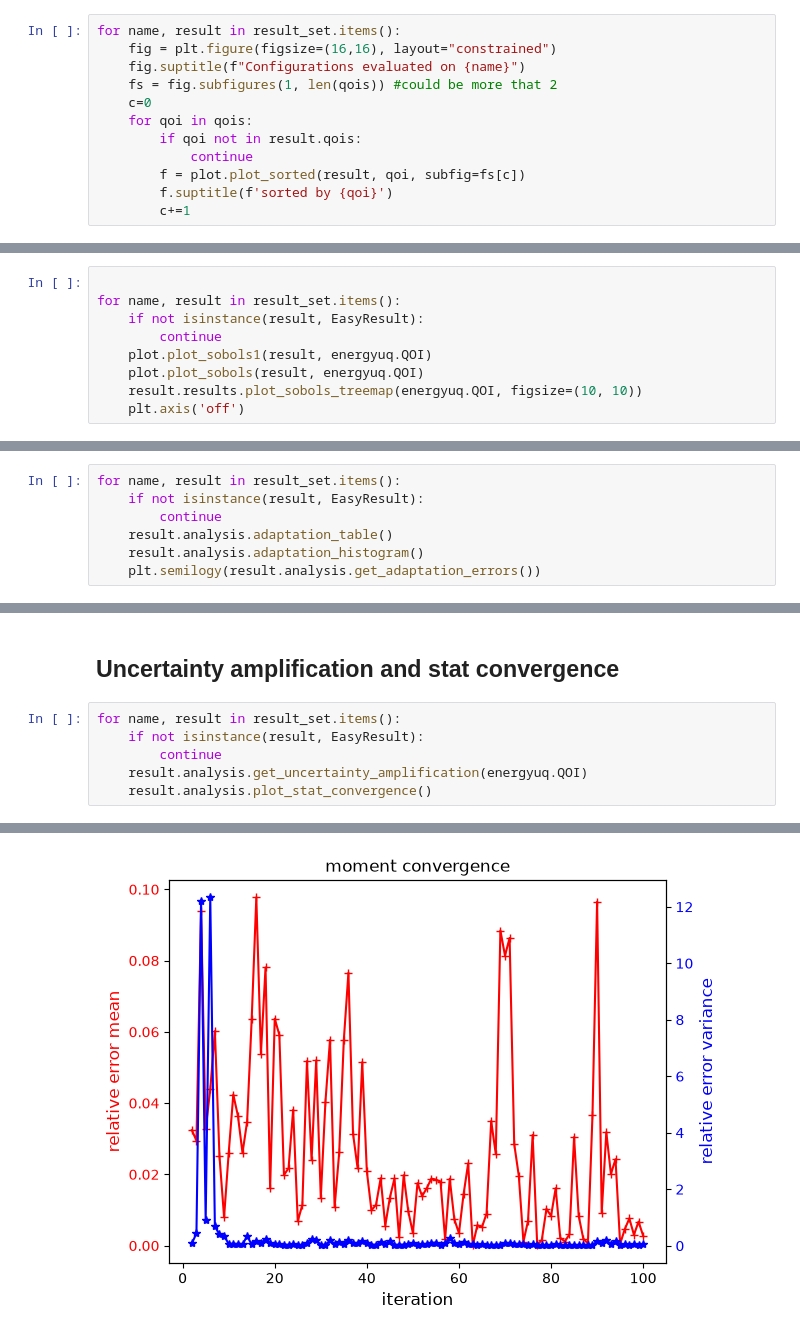
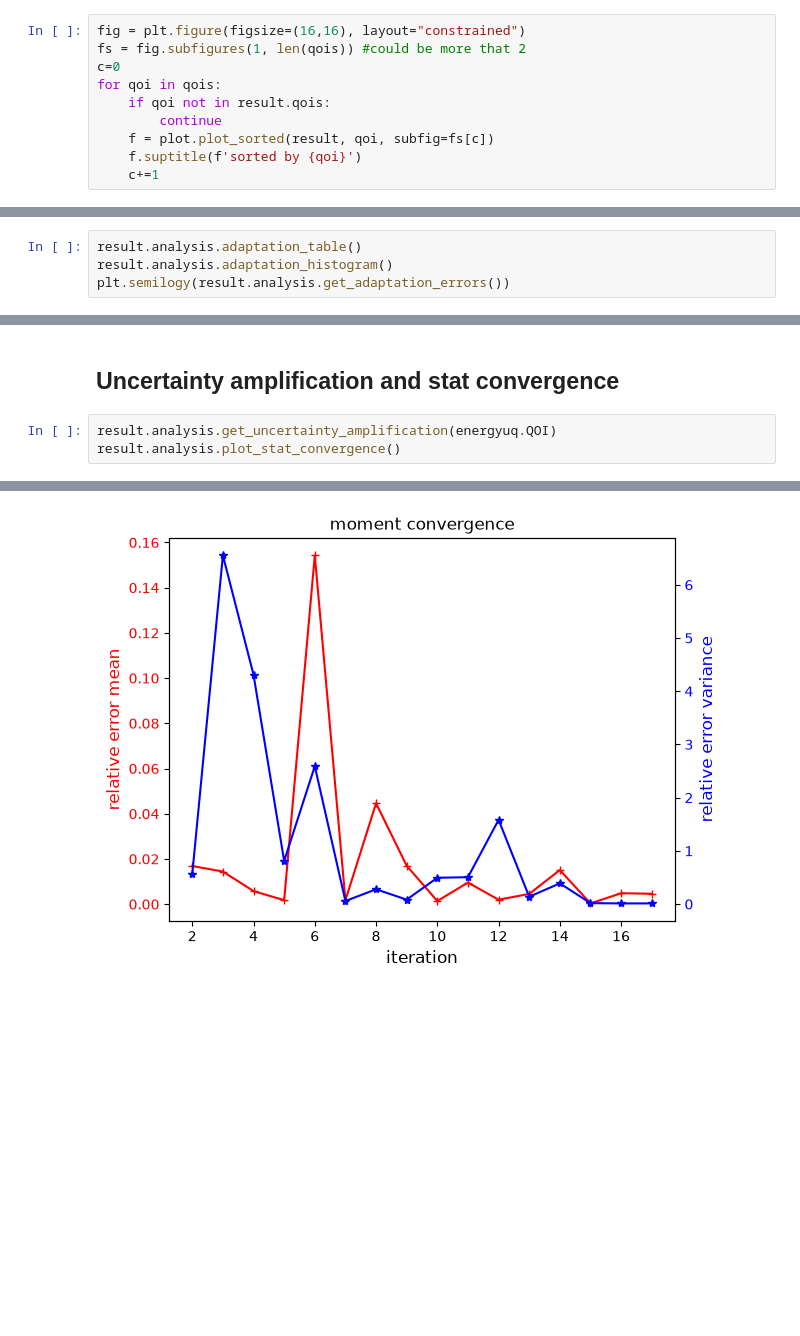
Before and after one commit to Jubarte27/energyuq, a Jupyter notebook: scenarios/main/Energy Analysis.ipynb, the cells around one changed output, grey strips where cells are left out. Drawn from its saved outputs; the diff is of its cells as text; blank space fills up the shorter version.

```diff
--- a/scenarios/main/Energy Analysis.ipynb
+++ b/scenarios/main/Energy Analysis.ipynb
@@ -92,15 +71,13 @@ for name, result in result_set.items():
 # %% [markdown]
 ## What is the difference between the best and worst configurations?
 # %%
-for name, result in result_set.items():
-    fig = plt.figure(figsize=(16,16), layout="constrained")
-    fig.suptitle(f"Configurations evaluated on {name}")
-    fs = fig.subfigures(1, len(qois)) #could be more that 2
-    c=0
-    for qoi in qois:
-        if qoi not in result.qois:
-            continue
-        f = plot.plot_sorted(result, qoi, subfig=fs[c])
-        f.suptitle(f'sorted by {qoi}')
-        c+=1
+fig = plt.figure(figsize=(16,16), layout="constrained")
+fs = fig.subfigures(1, len(qois)) #could be more that 2
+c=0
+for qoi in qois:
+    if qoi not in result.qois:
+        continue
+    f = plot.plot_sorted(result, qoi, subfig=fs[c])
+    f.suptitle(f'sorted by {qoi}')
+    c+=1
 # %% [output]
@@ -132,9 +101,0 @@ The following could be generated only from easyvvuq, for now
-# %%
-
-for name, result in result_set.items():
-    if not isinstance(result, EasyResult):
-        continue
-    plot.plot_sobols1(result, energyuq.QOI)
-    plot.plot_sobols(result, energyuq.QOI)
-    result.results.plot_sobols_treemap(energyuq.QOI, figsize=(10, 10))
-    plt.axis('off')
@@ -145,10 +102,7 @@ for name, result in result_set.items():
 # %% [markdown]
 ## Adaptation table, histogram and errors
 # %%
-for name, result in result_set.items():
-    if not isinstance(result, EasyResult):
-        continue
-    result.analysis.adaptation_table()
-    result.analysis.adaptation_histogram()
-    plt.semilogy(result.analysis.get_adaptation_errors())
+result.analysis.adaptation_table()
+result.analysis.adaptation_histogram()
+plt.semilogy(result.analysis.get_adaptation_errors())
 # %% [output]
@@ -188,10 +113,7 @@ array([8.11018071e-02, 4.37182248e-01, 1.22156583e+01, 9.05673130e-01,
 # %% [markdown]
 ## Uncertainty amplification and stat convergence
 # %%
-for name, result in result_set.items():
-    if not isinstance(result, EasyResult):
-        continue
-    result.analysis.get_uncertainty_amplification(energyuq.QOI)
-    result.analysis.plot_stat_convergence()
+result.analysis.get_uncertainty_amplification(energyuq.QOI)
+result.analysis.plot_stat_convergence()
 # %% [output]
 -----------------
@@ -201,2 +123,2 @@ Uncertainty amplification factor = 0.1449/0.8186 = 0.1770
 -----------------
-[figure, old version]
+[figure, new version]
```
Also changed, not shown: parts of 15 cells of this notebook, 15 other files.
